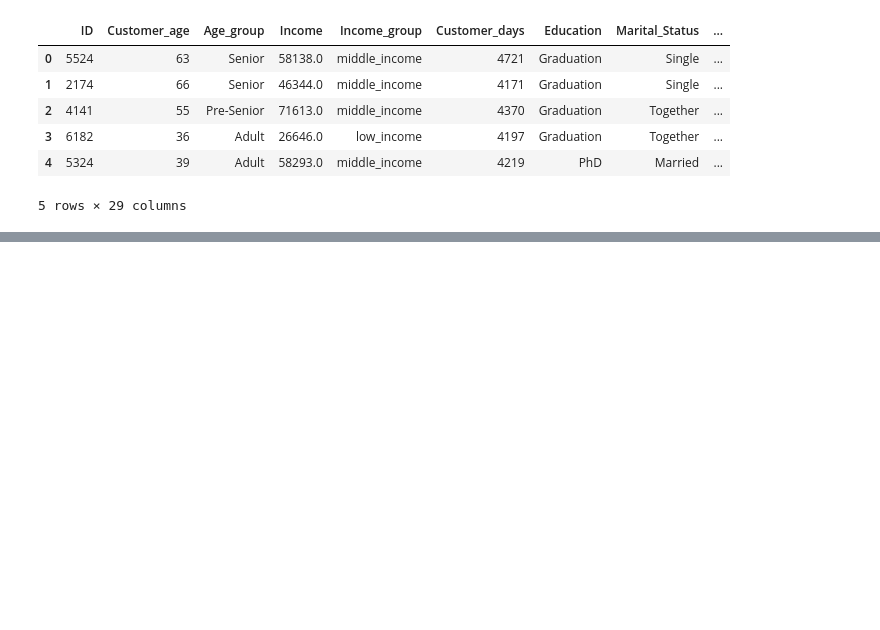
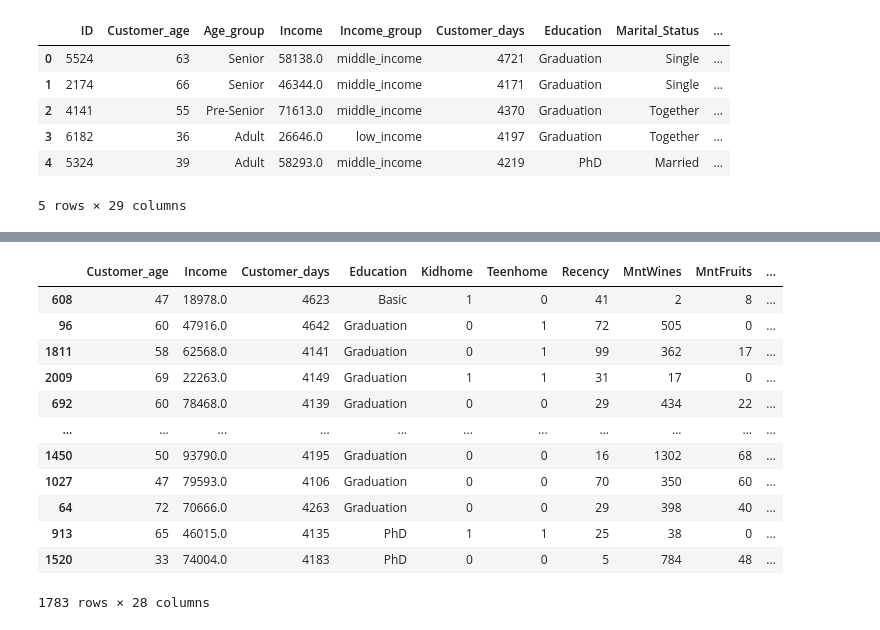
Before and after one commit to Morris-mk/IFood_Marketing-data-Analysis-segmentation-and-classification, a Jupyter notebook: classification_model.ipynb, the cells around one changed output, grey strips where cells are left out. Cells and saved outputs as stored; diff of their text form; code cells hidden in the pictures; blank space fills up the shorter version.

```diff
--- a/classification_model.ipynb
+++ b/classification_model.ipynb
@@ -25 +40,22 @@ df.head()
+# %%
+# split the data into train and test splits
+X = df.drop(['ID', 'Response', 'Age_group', 'Income_group' ], axis=1) # include calculated columns
+y = df.Response
+
+X_train, X_test, y_train, y_test = train_test_split(X, y, test_size=0.2, stratify=y, random_state=42)
+X_train
+# %% [output]
+|  | Customer_age | Income | Customer_days | Education | Kidhome | Teenhome | Recency | MntWines | MntFruits | ... |
+| 608 | 47 | 18978.0 | 4623 | Basic | 1 | 0 | 41 | 2 | 8 | ... |
+| 96 | 60 | 47916.0 | 4642 | Graduation | 0 | 1 | 72 | 505 | 0 | ... |
+| 1811 | 58 | 62568.0 | 4141 | Graduation | 0 | 1 | 99 | 362 | 17 | ... |
+| 2009 | 69 | 22263.0 | 4149 | Graduation | 1 | 1 | 31 | 17 | 0 | ... |
+| 692 | 60 | 78468.0 | 4139 | Graduation | 0 | 0 | 29 | 434 | 22 | ... |
+| ... | ... | ... | ... | ... | ... | ... | ... | ... | ... | ... |
+| 1450 | 50 | 93790.0 | 4195 | Graduation | 0 | 0 | 16 | 1302 | 68 | ... |
+| 1027 | 47 | 79593.0 | 4106 | Graduation | 0 | 0 | 70 | 350 | 60 | ... |
+| 64 | 72 | 70666.0 | 4263 | Graduation | 0 | 0 | 29 | 398 | 40 | ... |
+| 913 | 65 | 46015.0 | 4135 | PhD | 1 | 1 | 25 | 38 | 0 | ... |
+| 1520 | 33 | 74004.0 | 4183 | PhD | 0 | 0 | 5 | 784 | 48 | ... |
+1783 rows × 28 columns
 # %%
```
Also changed, not shown: parts of 14 cells of this notebook, 1 other file.
